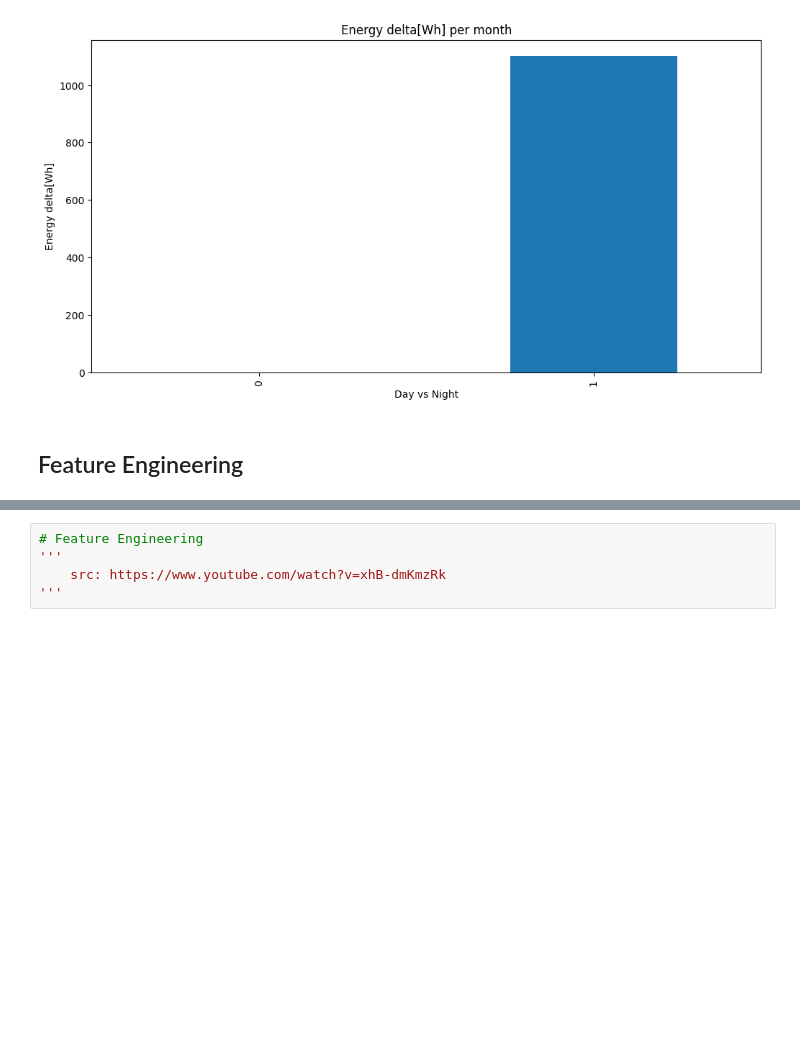
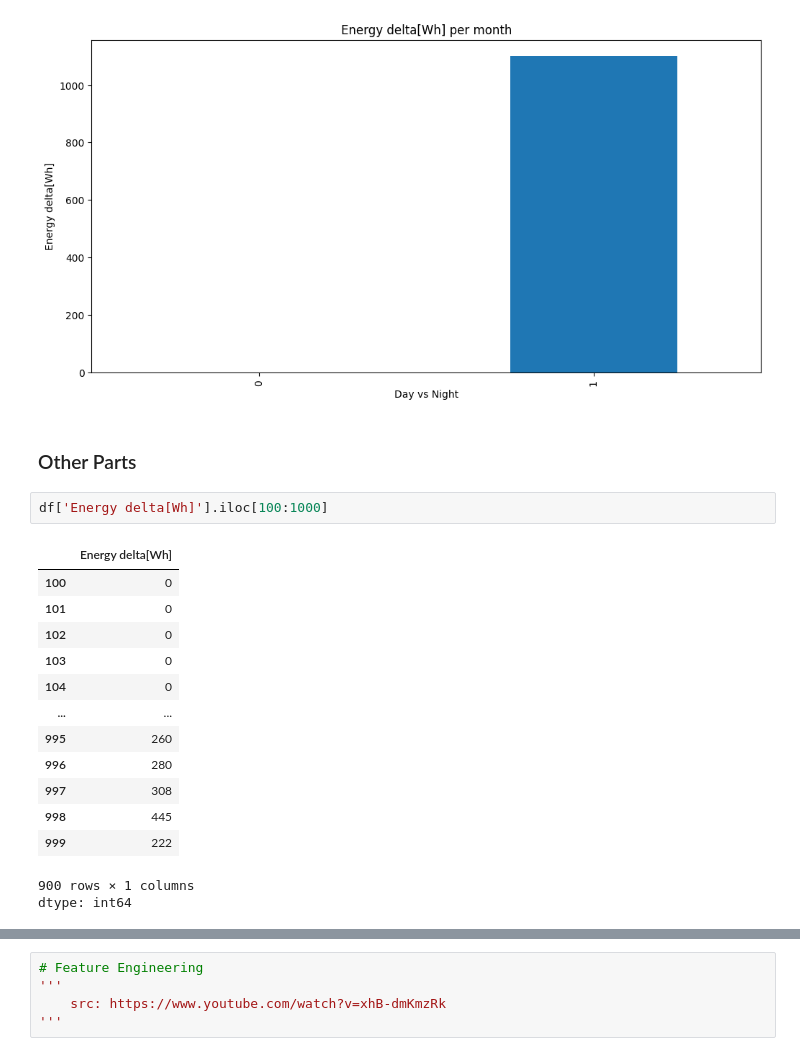
Before and after one commit to KaraniAbdellah/Solar_Energy_Prediction, a Jupyter notebook: explore_renewable_dataset.ipynb, the cells around one changed output, grey strips where cells are left out. Drawn from its saved outputs; the diff is of its cells as text; blank space fills up the shorter version.

```diff
--- a/explore_renewable_dataset.ipynb
+++ b/explore_renewable_dataset.ipynb
@@ -147,5 +174,22 @@ plt.title("Energy delta[Wh] per month")
 plt.show()
 # %% [output]
 [figure]
-# %% [markdown]
-## Feature Engineering
+# %% [markdown]
+### Other Parts
+# %%
+df['Energy delta[Wh]'].iloc[100:1000]
+# %% [output]
+|  | Energy delta[Wh] |
+| 100 | 0 |
+| 101 | 0 |
+| 102 | 0 |
+| 103 | 0 |
+| 104 | 0 |
+| ... | ... |
+| 995 | 260 |
+| 996 | 280 |
+| 997 | 308 |
+| 998 | 445 |
+| 999 | 222 |
+900 rows × 1 columns
+dtype: int64
```
Also changed, not shown: parts of 12 cells of this notebook.
